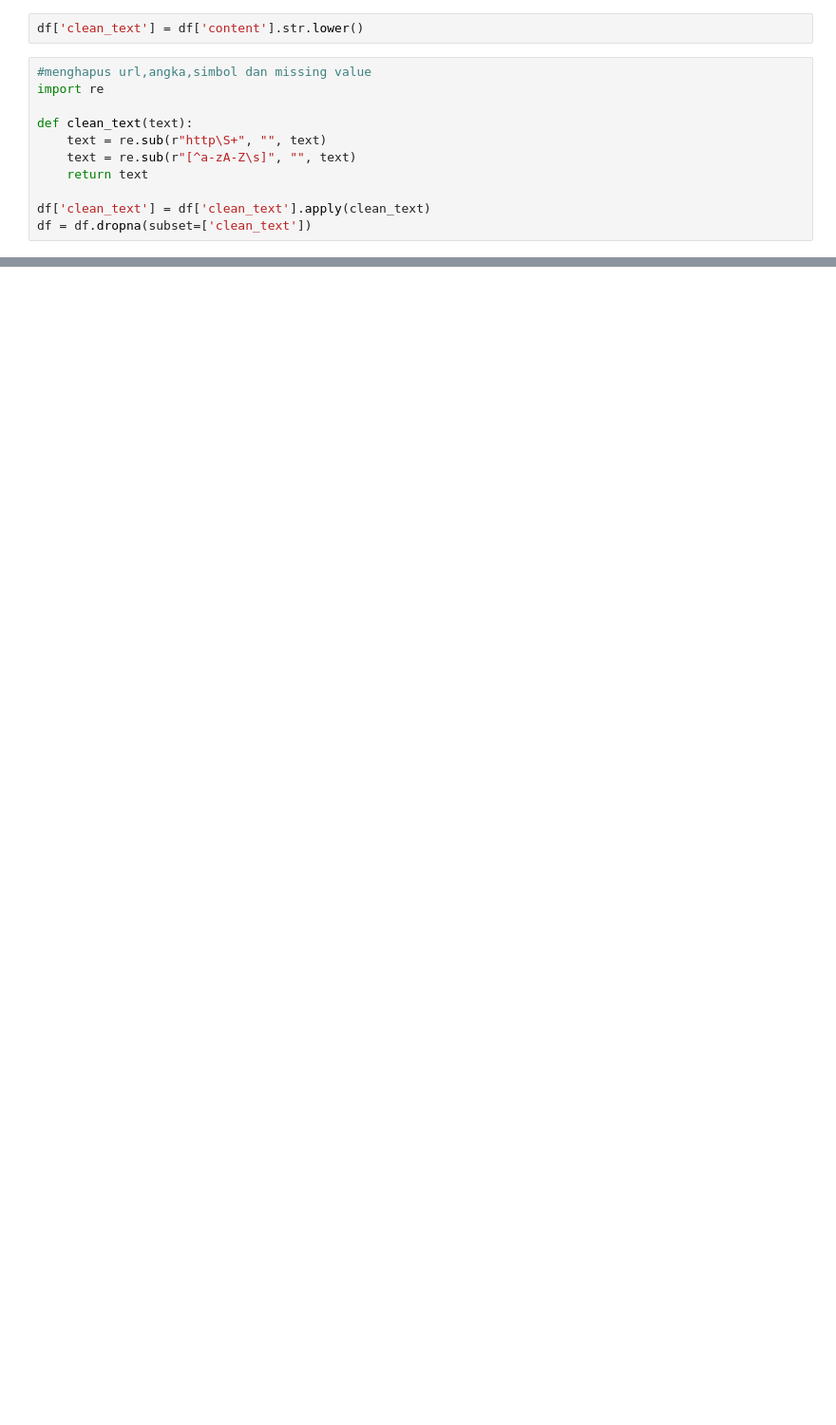
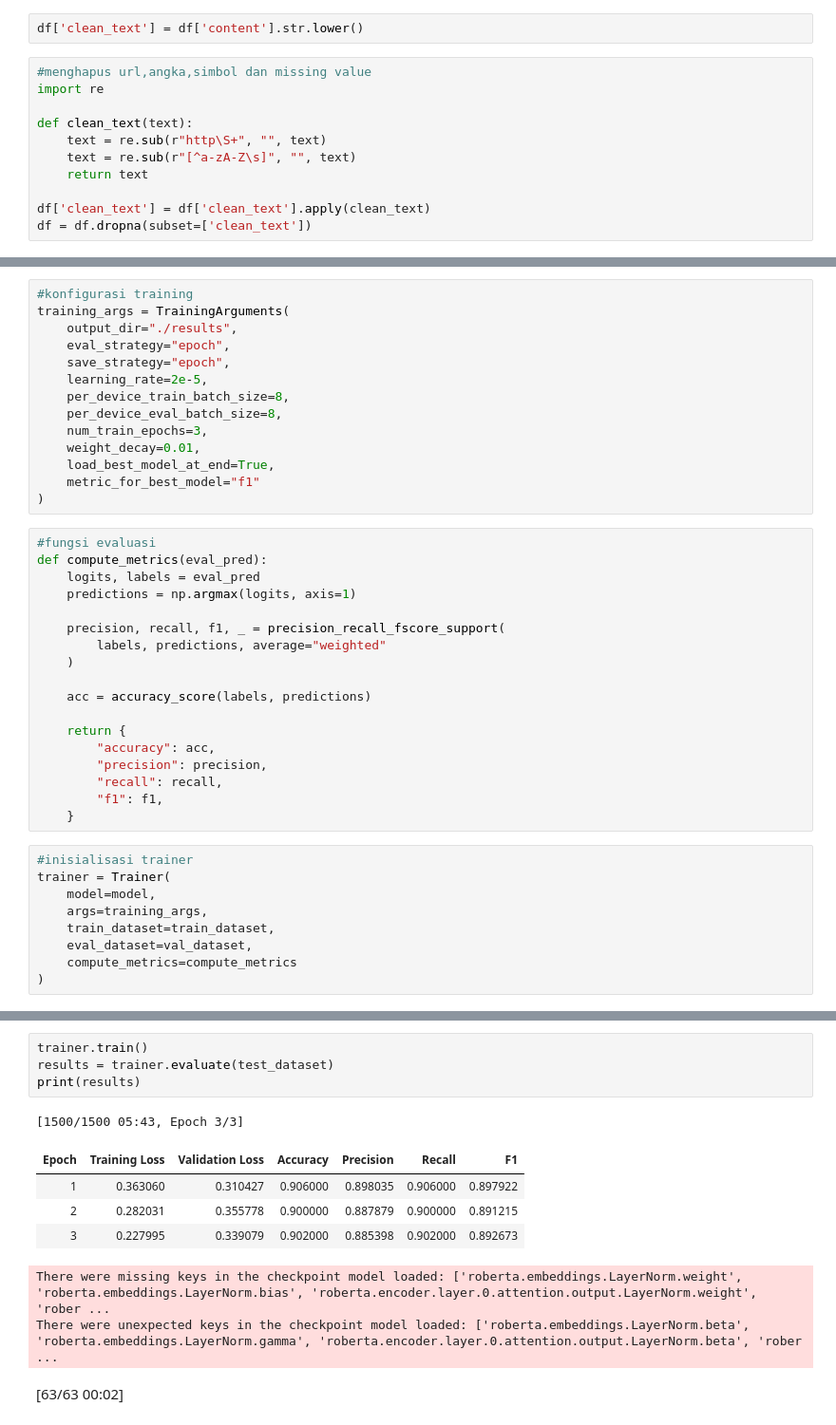
Before and after one commit to mukhairatil/ABSA_BRIMO_GooglePlaystore_IndoRoBERTa, a Jupyter notebook: absa_brimo_indoroberta.ipynb, the cells around one changed output, grey strips where cells are left out. Shown at 95% size. Drawn from its saved outputs; the diff is of its cells as text; blank space fills up the shorter version.

```diff
--- a/absa_brimo_indoroberta.ipynb
+++ b/absa_brimo_indoroberta.ipynb
@@ -182,0 +342,41 @@ dtype: int64
+# %%
+#konfigurasi training
+training_args = TrainingArguments(
+    output_dir="./results",
+    eval_strategy="epoch",
+    save_strategy="epoch",
+    learning_rate=2e-5,
+    per_device_train_batch_size=8,
+    per_device_eval_batch_size=8,
+    num_train_epochs=3,
+    weight_decay=0.01,
+    load_best_model_at_end=True,
+    metric_for_best_model="f1"
+)
+# %%
+#fungsi evaluasi
+def compute_metrics(eval_pred):
+    logits, labels = eval_pred
+    predictions = np.argmax(logits, axis=1)
+
+    precision, recall, f1, _ = precision_recall_fscore_support(
+        labels, predictions, average="weighted"
+    )
+
+    acc = accuracy_score(labels, predictions)
+
+    return {
+        "accuracy": acc,
+        "precision": precision,
+        "recall": recall,
+        "f1": f1,
+    }
+# %%
+#inisialisasi trainer
+trainer = Trainer(
+    model=model,
+    args=training_args,
+    train_dataset=train_dataset,
+    eval_dataset=val_dataset,
+    compute_metrics=compute_metrics
+)
@@ -182,0 +388,13 @@ dtype: int64
+# %%
+trainer.train()
+results = trainer.evaluate(test_dataset)
+print(results)
+# %% [output]
+[1500/1500 05:43, Epoch 3/3]
+| Epoch | Training Loss | Validation Loss | Accuracy | Precision | Recall | F1 |
+| 1 | 0.363060 | 0.310427 | 0.906000 | 0.898035 | 0.906000 | 0.897922 |
+| 2 | 0.282031 | 0.355778 | 0.900000 | 0.887879 | 0.900000 | 0.891215 |
+| 3 | 0.227995 | 0.339079 | 0.902000 | 0.885398 | 0.902000 | 0.892673 |
+There were missing keys in the checkpoint model loaded: ['roberta.embeddings.LayerNorm.weight', 'roberta.embeddings.LayerNorm.bias', 'roberta.encoder.layer.0.attention.output.LayerNorm.weight', 'rober ...
+There were unexpected keys in the checkpoint model loaded: ['roberta.embeddings.LayerNorm.beta', 'roberta.embeddings.LayerNorm.gamma', 'roberta.encoder.layer.0.attention.output.LayerNorm.beta', 'rober ...
+[63/63 00:02]
```
Also changed, not shown: parts of 36 cells of this notebook.
